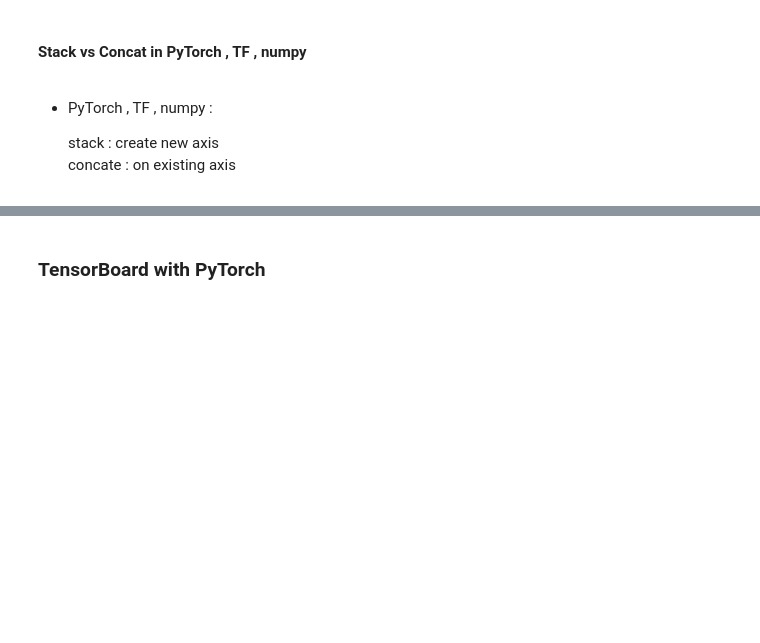
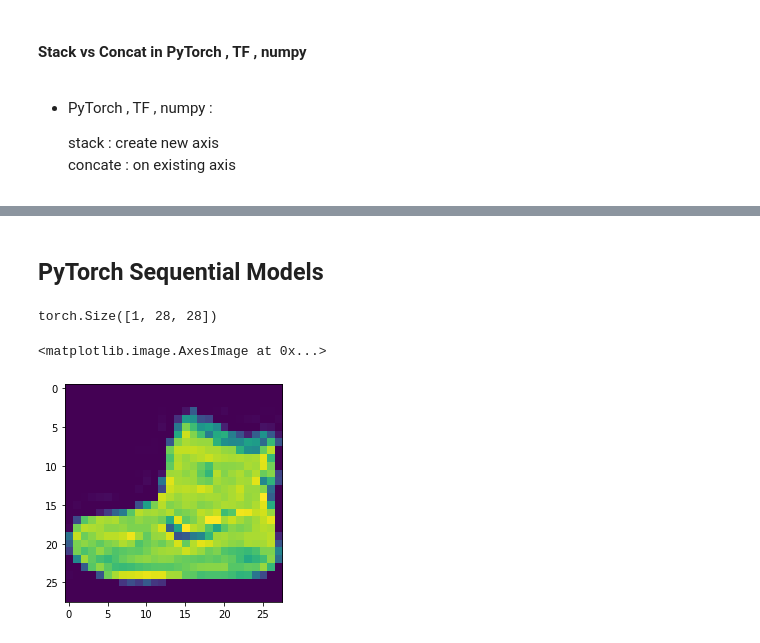
Before and after one commit to NedalAdham/Deep-learning-notebooks, a Jupyter notebook: PyTorch - Python Deep Learning Neural Network API.ipynb, the cells around one changed output, grey strips where cells are left out. Saved outputs shown, nothing was run; the diff lists cells and outputs as text; code cells hidden in the pictures; blank space fills up the shorter version.

```diff
--- a/PyTorch - Python Deep Learning Neural Network API.ipynb
+++ b/PyTorch - Python Deep Learning Neural Network API.ipynb
@@ -973,2 +1306,12 @@ plt.show()
 # %% [markdown]
-### TensorBoard with PyTorch
+## PyTorch Sequential Models
+# %%
+image , label = train_set[0]
+image.shape
+# %% [output]
+torch.Size([1, 28, 28])
+# %%
+plt.imshow(image.squeeze())
+# %% [output]
+<matplotlib.image.AxesImage at 0x...>
+[figure, added]
```
Also changed, not shown: parts of 36 cells of this notebook.
